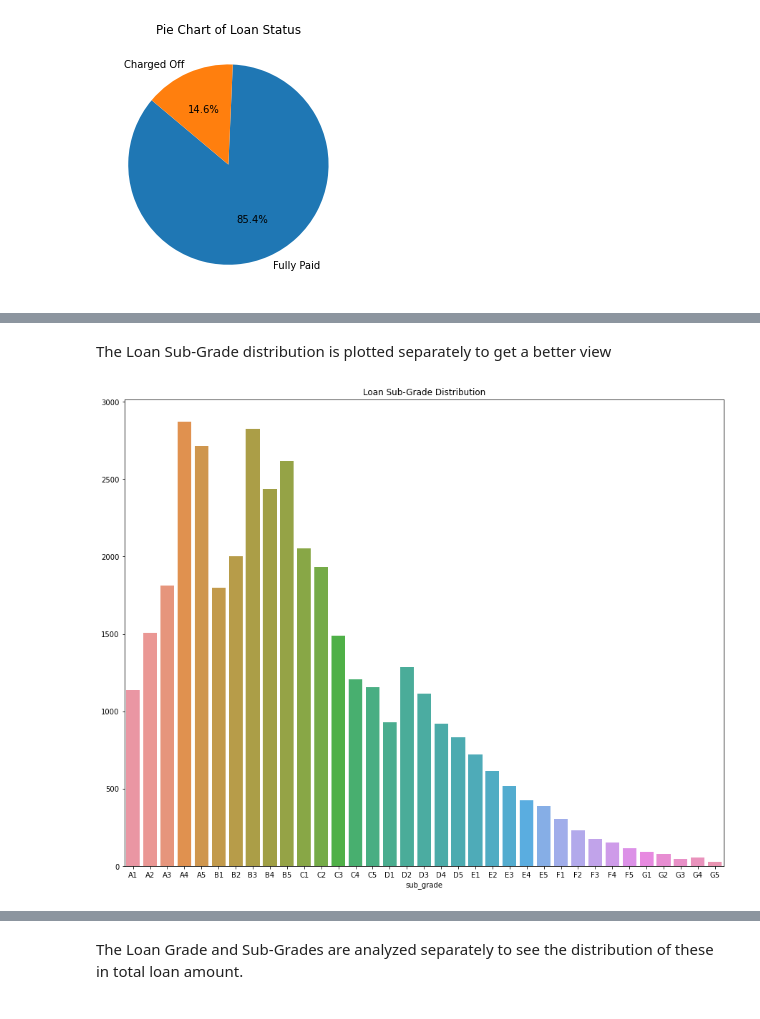
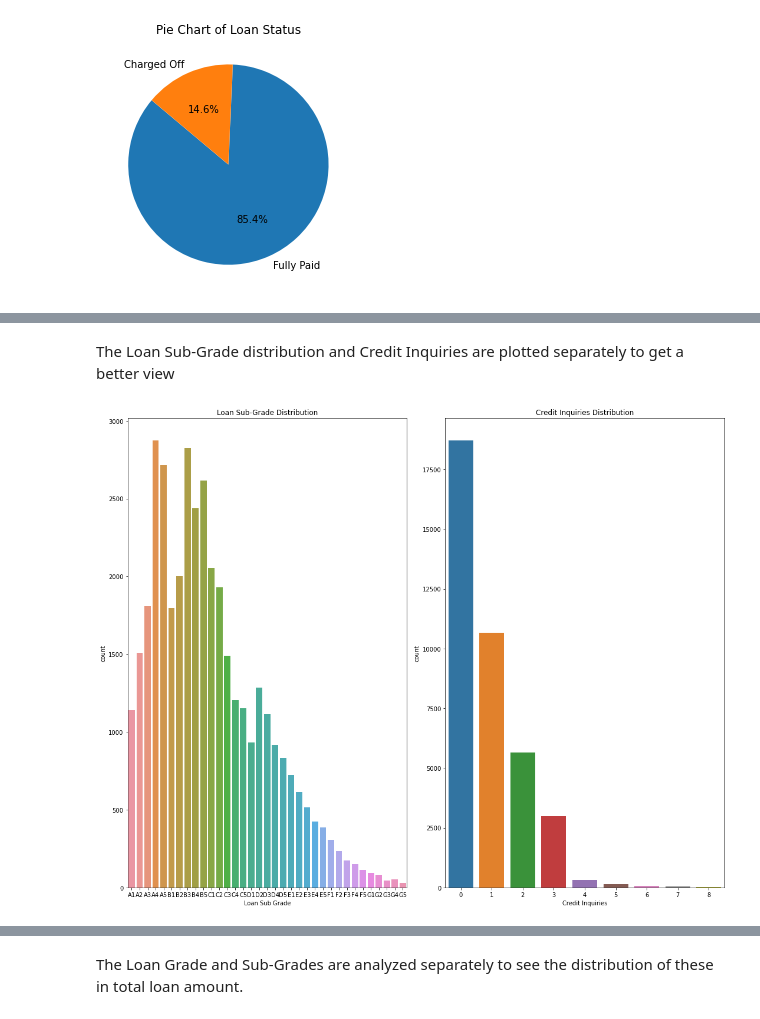
Before and after one commit to abym-droid/upgrad-lending-club-case-study, a Jupyter notebook: Abhishek_Mukherjee.ipynb, the cells around one changed output, grey strips where cells are left out. Drawn from its saved outputs; the diff is of its cells as text; code cells hidden in the pictures.

```diff
--- a/Abhishek_Mukherjee.ipynb
+++ b/Abhishek_Mukherjee.ipynb
@@ -382,0 +477,9 @@ Now we will analyze some more columns to understand their importance
+# %%
+# Lets drop non-relevant columns
+
+loan_df_filtered = (loan_df_filtered.drop(columns=
+                                          ['id', 'member_id', 'funded_amnt', 'funded_amnt_inv', 'issue_d', 'url', 'title',
+                                           'zip_code', 'addr_state', 'delinq_2yrs', 'earliest_cr_line', 'initial_list_status',
+                                           'out_prncp', 'out_prncp_inv', 'total_pymnt', 'total_pymnt_inv', 'total_rec_prncp',
+                                           'total_rec_int', 'total_rec_late_fee','recoveries', 'collection_recovery_fee',
+                                           'chargeoff_within_12_mths', 'delinq_amnt', 'tax_liens']))
@@ -382,0 +599,3 @@ Now we will analyze some more columns to understand their importance
+# %%
+# Drop aforementioned columns
+loan_df_filtered = loan_df_filtered.drop(columns=['pymnt_plan', 'application_type', 'last_credit_pull_d', 'collections_12_mths_ex_med', 'acc_now_delinq'])
@@ -382,0 +626,2 @@ Now we will analyze some more columns to understand their importance
+# %%
+loan_df_filtered = loan_df_filtered.drop(columns=['policy_code','last_pymnt_d', 'last_pymnt_amnt'])
@@ -422,12 +706,22 @@ plt.show()
 # %% [markdown]
-The Loan Sub-Grade distribution is plotted separately to get a better view
+The Loan Sub-Grade distribution  and Credit Inquiries are plotted separately to get a better view
 # %%
+#Loan Sub-Grade Distribution
 plt.figure(figsize=(15, 12))
-sns.countplot(data=loan_df_filtered, x='sub_grade', order=sorted(loan_df_filtered['sub_grade'].unique())).set(ylabel=None)
+plt.subplot(1, 2, 1)
+sns.countplot(data=loan_df_filtered, x='sub_grade', order=sorted(loan_df_filtered['sub_grade'].unique()))
 plt.title('Loan Sub-Grade Distribution')
+plt.xlabel('Loan Sub Grade')
+
+# Credit Inquiries Distribution
+plt.subplot(1, 2, 2)
+sns.countplot(data=loan_df_filtered, x='inq_last_6mths')
+plt.title('Credit Inquiries Distribution')
+plt.xlabel('Credit Inquiries')
+plt.tight_layout()
 plt.show()
 # %% [output]
-[figure, old version]
+[figure, new version]
 # %% [markdown]
 **Analysis**:
 
```
Also changed, not shown: parts of 90 cells of this notebook.
